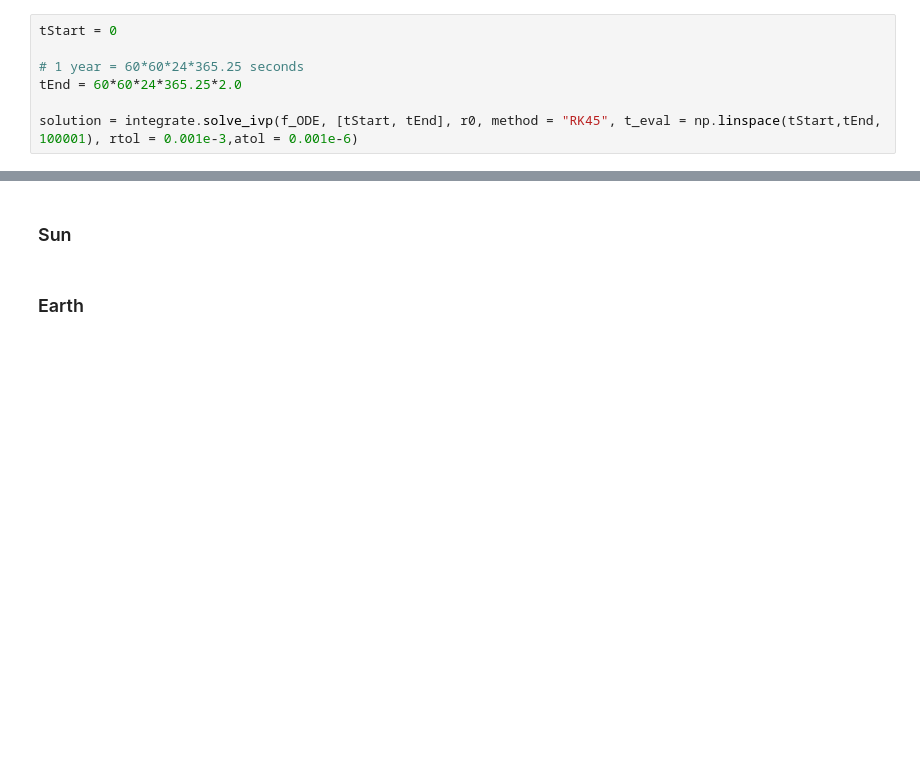
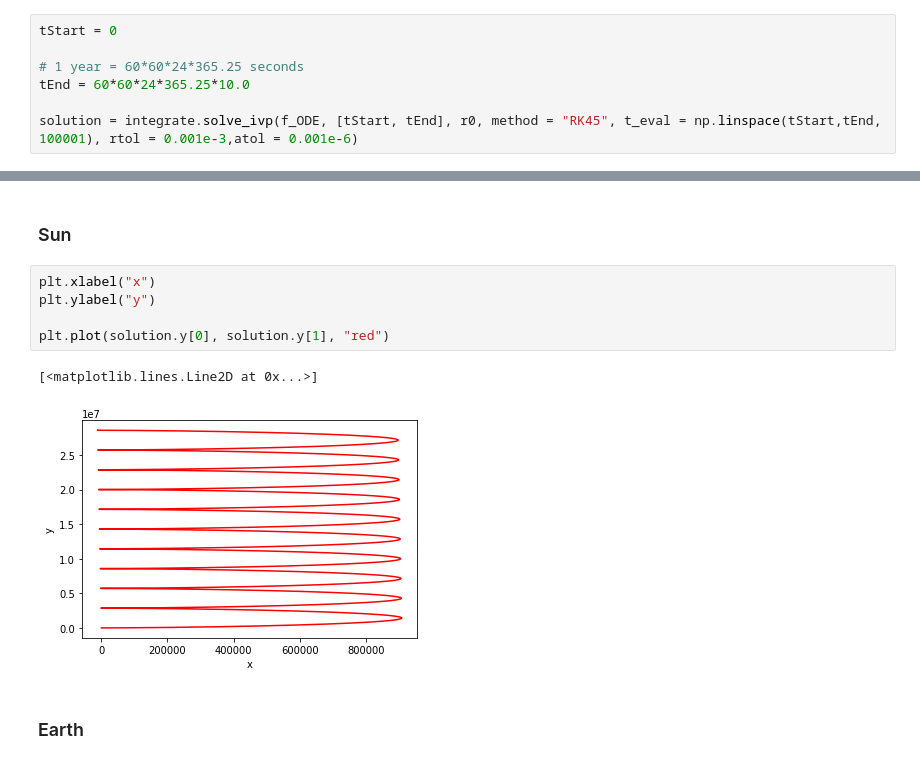
Before and after one commit to Xavier-ML/Computational-Physics-with-Python, a Jupyter notebook: 07d_Mutidimensional_3_body_template.ipynb, the cells around one changed output, grey strips where cells are left out. Saved outputs shown, nothing was run; the diff lists cells and outputs as text; blank space fills up the shorter version.

```diff
--- a/07d_Mutidimensional_3_body_template.ipynb
+++ b/07d_Mutidimensional_3_body_template.ipynb
@@ -104,7 +104,7 @@ array([ 0.00000000e+00,  0.00000000e+00,  0.00000000e+00,  0.00000000e+00,
 tStart = 0
 
 # 1 year = 60*60*24*365.25 seconds
-tEnd = 60*60*24*365.25*2.0
+tEnd = 60*60*24*365.25*10.0
 
 solution = integrate.solve_ivp(f_ODE, [tStart, tEnd], r0, method = "RK45", t_eval = np.linspace(tStart,tEnd, 100001), rtol = 0.001e-3,atol = 0.001e-6)
 # %%
@@ -123,6 +123,14 @@ plt.plot(solution.y[6], solution.y[7], "green")
 [figure]
 # %% [markdown]
 ### Sun
+# %%
+plt.xlabel("x")
+plt.ylabel("y")
+
+plt.plot(solution.y[0], solution.y[1], "red")
+# %% [output]
+[<matplotlib.lines.Line2D at 0x...>]
+[figure, added]
 # %% [markdown]
 ### Earth
 # %% [markdown]
```
